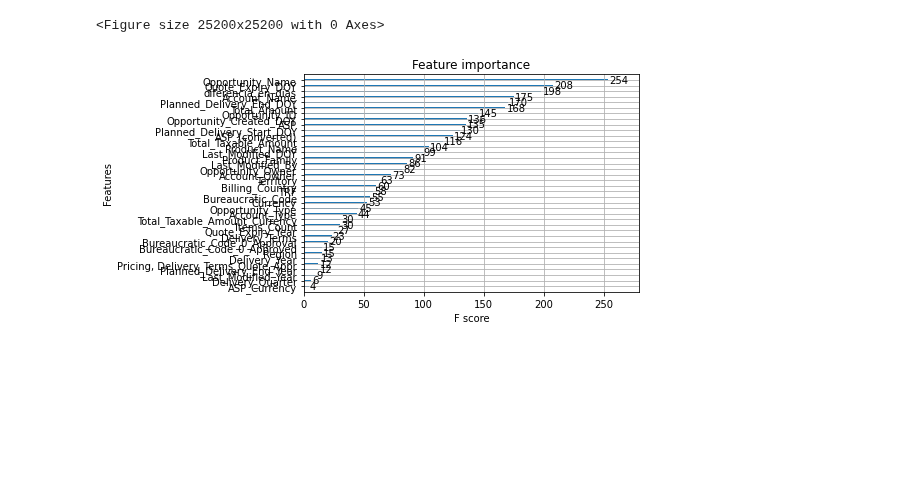
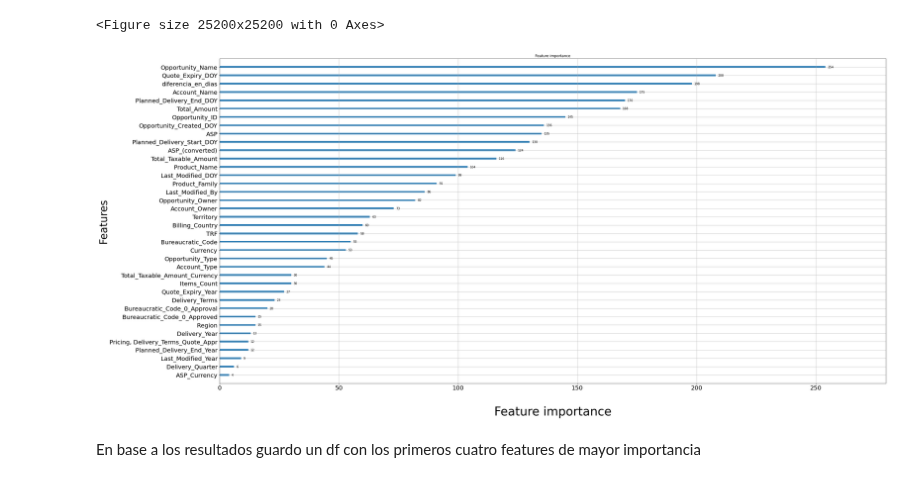
Before and after one commit to FernandoSinisi/Orga-Datos-2C-2020, a Jupyter notebook: TP2/Feature Engineering/Feature Selection XGBoost.ipynb, the cells around one changed output. Cells and saved outputs as stored; diff of their text form; code cells hidden in the pictures; blank space fills up the shorter version.

```diff
--- a/TP2/Feature Engineering/Feature Selection XGBoost.ipynb
+++ b/TP2/Feature Engineering/Feature Selection XGBoost.ipynb
@@ -188,10 +172,18 @@ Thresh=0.266, n=1, Accuracy: 71.91%
 # %%
 fig = plt.gcf()
 fig.set_size_inches(350, 350)
 selection = SelectFromModel(model, threshold=0.040, prefit=True)
 selected_dataset = selection.transform(x_train)
 xgb.plot_importance(booster=model)
+
+plt.rcParams["figure.figsize"] = (40,20)
+plt.xlabel("\nFeature importance", fontsize=40)
+plt.ylabel("Features", fontsize=35)
+plt.xticks(fontsize=20)
+plt.yticks(fontsize=20)
 plt.show()
 # %% [output]
 <Figure size 25200x25200 with 0 Axes>
-[figure, old version]
+[figure, new version]
+# %% [markdown]
+En base a los resultados guardo un df con los primeros cuatro features de mayor importancia
```
Also changed, not shown: parts of 8 cells of this notebook, 1 other file.
